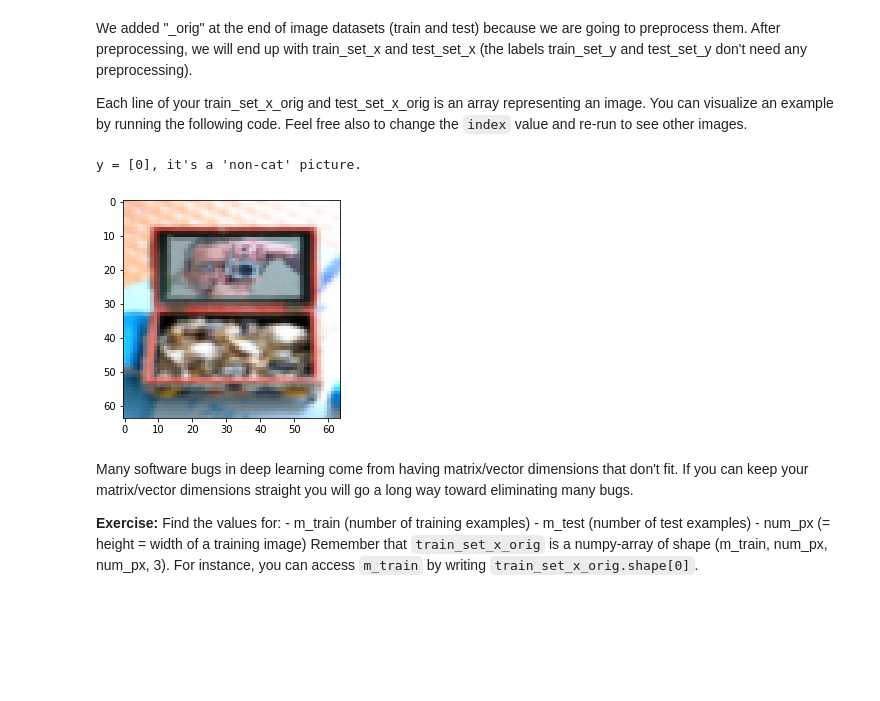
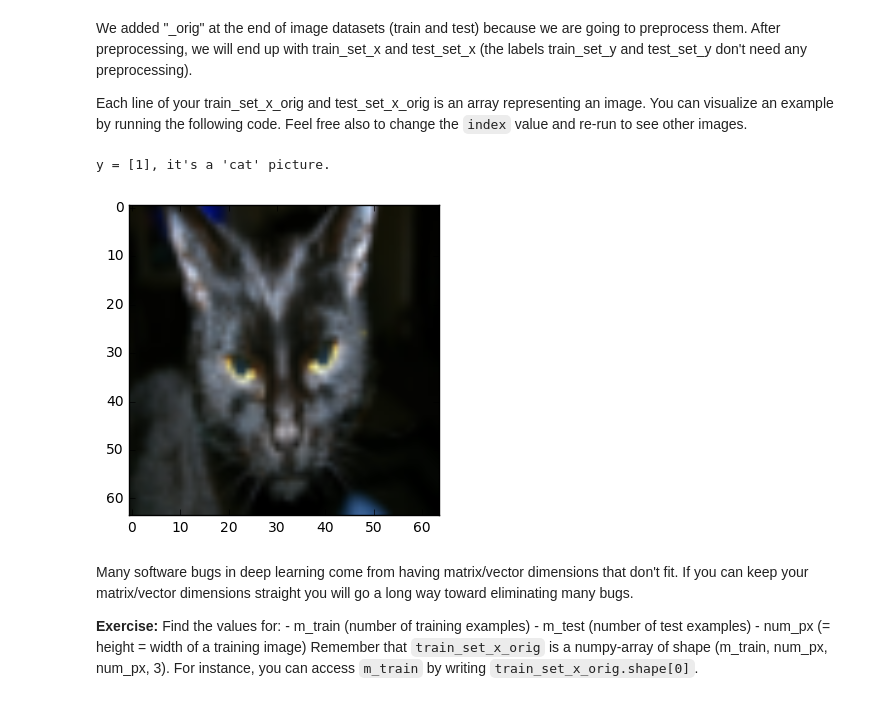
Before and after one commit to ldiazgon80za/TecMagDiSys-ver-1.0, a Jupyter notebook: Neural Networks and Deep Learning/Week 2/Logistic Regression as a Neural Network/Logistic+Regression+with+a+Neural+Network+mindset+v3.ipynb, the cells around one changed output. Saved outputs shown, nothing was run; the diff lists cells and outputs as text; code cells hidden in the pictures; blank space fills up the shorter version.

```diff
--- a/Neural Networks and Deep Learning/Week 2/Logistic Regression as a Neural Network/Logistic+Regression+with+a+Neural+Network+mindset+v3.ipynb
+++ b/Neural Networks and Deep Learning/Week 2/Logistic Regression as a Neural Network/Logistic+Regression+with+a+Neural+Network+mindset+v3.ipynb
@@ -20,34 +20,3 @@ First, let's run the cell below to import all the packages that you will need du
 - [h5py](http://www.h5py.org) is a common package to interact with a dataset that is stored on an H5 file.
 - [matplotlib](http://matplotlib.org) is a famous library to plot graphs in Python.
 - [PIL](http://www.pythonware.com/products/pil/) and [scipy](https://www.scipy.org/) are used here to test your model with your own picture at the end.
-# %%
-#import numpy as np
-#import matplotlib.pyplot as plt
-#import h5py
-#import scipy
-#from PIL import Image
-#from scipy import ndimage
-#from lr_utils import load_dataset
-#import os
-
-#%matplotlib inline
-
-import numpy as np
-import h5py
-import os
-
-def load_dataset():
-    train_dataset = h5py.File('/content/drive/MyDrive/Colab Notebooks/DL_Week2_LogReg/train_catvnoncat.h5', "r")
-    train_set_x_orig = np.array(train_dataset["train_set_x"][:]) # your train set features
-    train_set_y_orig = np.array(train_dataset["train_set_y"][:]) # your train set labels
-
-    test_dataset = h5py.File('/content/drive/MyDrive/Colab Notebooks/DL_Week2_LogReg/test_catvnoncat.h5', "r")
-    test_set_x_orig = np.array(test_dataset["test_set_x"][:]) # your test set features
-    test_set_y_orig = np.array(test_dataset["test_set_y"][:]) # your test set labels
-
-    classes = np.array(test_dataset["list_classes"][:]) # the list of classes
-
-    train_set_y_orig = train_set_y_orig.reshape((1, train_set_y_orig.shape[0]))
-    test_set_y_orig = test_set_y_orig.reshape((1, test_set_y_orig.shape[0]))
-
-    return train_set_x_orig, train_set_y_orig, test_set_x_orig, test_set_y_orig, classes
@@ -69,19 +45,19 @@ You will build a simple image-recognition algorithm that can correctly classify
 Let's get more familiar with the dataset. Load the data by running the following code.
 # %%
 # Loading the data (cat/non-cat)
-train_set_x_orig, train_set_y, test_set_x, test_set_y, classes = load_dataset()
+train_set_x_orig, train_set_y, test_set_x_orig, test_set_y, classes = load_dataset()
 # %% [markdown]
 We added "_orig" at the end of image datasets (train and test) because we are going to preprocess them. After preprocessing, we will end up with train_set_x and test_set_x (the labels train_set_y and test_set_y don't need any preprocessing).
 
 Each line of your train_set_x_orig and test_set_x_orig is an array representing an image. You can visualize an example by running the following code. Feel free also to change the `index` value and re-run to see other images.
 # %%
 # Example of a picture
-index = 15
+index = 25
 plt.imshow(train_set_x_orig[index])
 print ("y = " + str(train_set_y[:, index]) + ", it's a '" + classes[np.squeeze(train_set_y[:, index])].decode("utf-8") +  "' picture.")
 # %% [output]
-y = [0], it's a 'non-cat' picture.
+y = [1], it's a 'cat' picture.
-[figure, old version]
+[figure, new version]
 # %% [markdown]
 Many software bugs in deep learning come from having matrix/vector dimensions that don't fit. If you can keep your matrix/vector dimensions straight you will go a long way toward eliminating many bugs.
 
```
Also changed, not shown: parts of 9 cells of this notebook.
